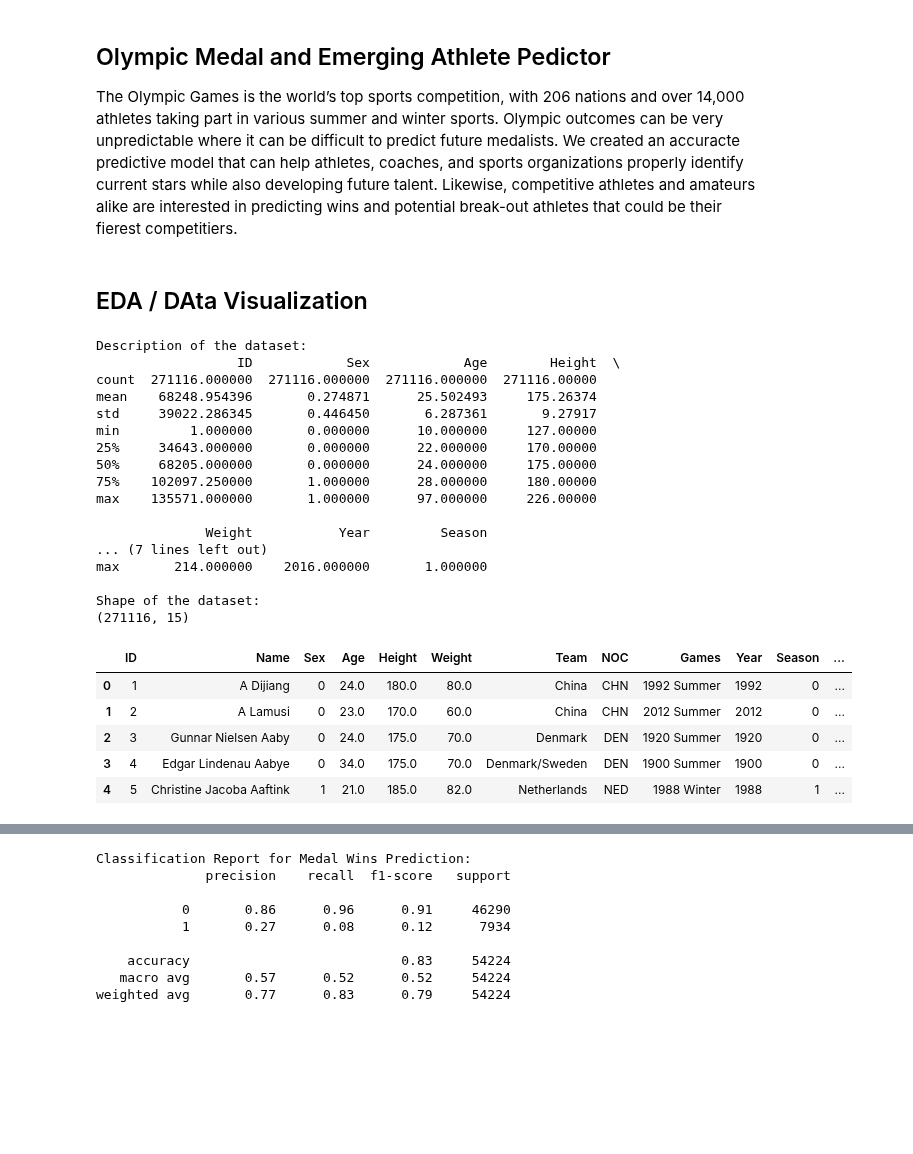
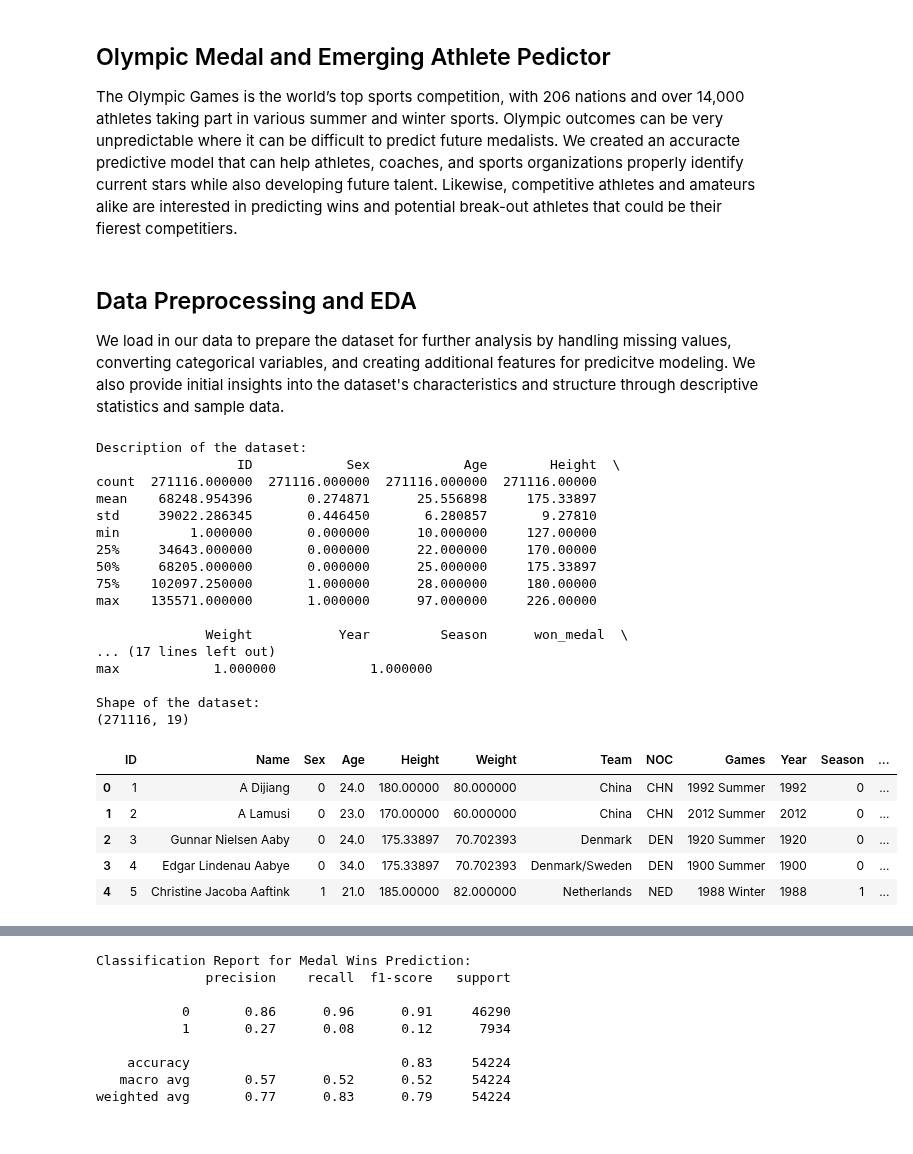
Before and after one commit to joey-tsai/Athletic-Performance-Predictor, a Jupyter notebook: FinalProject.ipynb, the cells around one changed output, grey strips where cells are left out. Drawn from its saved outputs; the diff is of its cells as text; code cells hidden in the pictures; blank space fills up the shorter version.

```diff
--- a/FinalProject.ipynb
+++ b/FinalProject.ipynb
@@ -20,50 +19,63 @@ from sklearn.neighbors import KNeighborsClassifier
 # %% [markdown]
-## EDA / DAta Visualization
+## Data Preprocessing and EDA
+We load in our data to prepare the dataset for further analysis by handling missing values, converting categorical variables, and creating additional features for predicitve modeling. We also provide initial insights into the dataset's characteristics and structure through descriptive statistics and sample data.
 # %%
 # Load in dataset
 athlete_events = pd.read_csv('athlete_events.csv')
 
-# Impute any missing values
-imputer = SimpleImputer(strategy='median')
-athlete_events[['Age', 'Height', 'Weight']] = imputer.fit_transform(athlete_events[['Age', 'Height', 'Weight']])
+# Calculate median values for each column
+age_median = athlete_events['Age'].mean()
+height_median = athlete_events['Height'].mean()
+weight_median = athlete_events['Weight'].mean()
+
+# Fill missing values with median values
+athlete_events['Age'] = athlete_events['Age'].fillna(age_median)
+athlete_events['Height'] = athlete_events['Height'].fillna(height_median)
+athlete_events['Weight'] = athlete_events['Weight'].fillna(weight_median)
 
 # Convert categorical columns to numeric
 athlete_events['Sex'] = athlete_events['Sex'].map({'F': 1, 'M': 0}).astype(int)
 athlete_events['Season'] = athlete_events['Season'].map({'Summer': 0, 'Winter': 1}).astype(int)
+
+# Add new columns to predict future winners and break out athletes
+athlete_events['won_medal'] = athlete_events['Medal'].notnull().astype(int)
+athlete_events['participated_before'] = athlete_events.duplicated(subset=['Name'], keep=False)
+athlete_events['won_medal_before'] = athlete_events.groupby('Name')['won_medal'].transform('max')
+athlete_events['breakout_candidate'] = ((athlete_events['participated_before'] == True) & (athlete_events['won_medal_before'] == 0)).astype(int)
 
 # Describe the dataset
 print("\nDescription of the dataset:")
 print(athlete_events.describe())
 
 # Show the shape of the dataset
 print("\nShape of the dataset:")
 print(athlete_events.shape)
 
 # Show the first 5 rows of the dataset
 athlete_events.head()
 # %% [output]
 Description of the dataset:
                   ID            Sex            Age        Height  \
 count  271116.000000  271116.000000  271116.000000  271116.00000
-mean    68248.954396       0.274871      25.502493     175.26374
-std     39022.286345       0.446450       6.287361       9.27917
+mean    68248.954396       0.274871      25.556898     175.33897
+std     39022.286345       0.446450       6.280857       9.27810
 min         1.000000       0.000000      10.000000     127.00000
 25%     34643.000000       0.000000      22.000000     170.00000
-50%     68205.000000       0.000000      24.000000     175.00000
+50%     68205.000000       0.000000      25.000000     175.33897
 75%    102097.250000       1.000000      28.000000     180.00000
 max    135571.000000       1.000000      97.000000     226.00000
 
-              Weight           Year         Season
-... (7 lines left out)
-max       214.000000    2016.000000       1.000000
+              Weight           Year         Season      won_medal  \
+... (17 lines left out)
+max            1.000000            1.000000
 
 Shape of the dataset:
-(271116, 15)
+(271116, 19)
 |  | ID | Name | Sex | Age | Height | Weight | Team | NOC | Games | Year | Season | ... |
-| 0 | 1 | A Dijiang | 0 | 24.0 | 180.0 | 80.0 | China | CHN | 1992 Summer | 1992 | 0 | ... |
-| 1 | 2 | A Lamusi | 0 | 23.0 | 170.0 | 60.0 | China | CHN | 2012 Summer | 2012 | 0 | ... |
-| 2 | 3 | Gunnar Nielsen Aaby | 0 | 24.0 | 175.0 | 70.0 | Denmark | DEN | 1920 Summer | 1920 | 0 | ... |
-| 3 | 4 | Edgar Lindenau Aabye | 0 | 34.0 | 175.0 | 70.0 | Denmark/Sweden | DEN | 1900 Summer | 1900 | 0 | ... |
-| 4 | 5 | Christine Jacoba Aaftink | 1 | 21.0 | 185.0 | 82.0 | Netherlands | NED | 1988 Winter | 1988 | 1 | ... |
+| 0 | 1 | A Dijiang | 0 | 24.0 | 180.00000 | 80.000000 | China | CHN | 1992 Summer | 1992 | 0 | ... |
+| 1 | 2 | A Lamusi | 0 | 23.0 | 170.00000 | 60.000000 | China | CHN | 2012 Summer | 2012 | 0 | ... |
+| 2 | 3 | Gunnar Nielsen Aaby | 0 | 24.0 | 175.33897 | 70.702393 | Denmark | DEN | 1920 Summer | 1920 | 0 | ... |
+| 3 | 4 | Edgar Lindenau Aabye | 0 | 34.0 | 175.33897 | 70.702393 | Denmark/Sweden | DEN | 1900 Summer | 1900 | 0 | ... |
+| 4 | 5 | Christine Jacoba Aaftink | 1 | 21.0 | 185.00000 | 82.000000 | Netherlands | NED | 1988 Winter | 1988 | 1 | ... |
 # %%
 # Plot age, height and weight distributions
```
Also changed, not shown: parts of 6 cells of this notebook.
